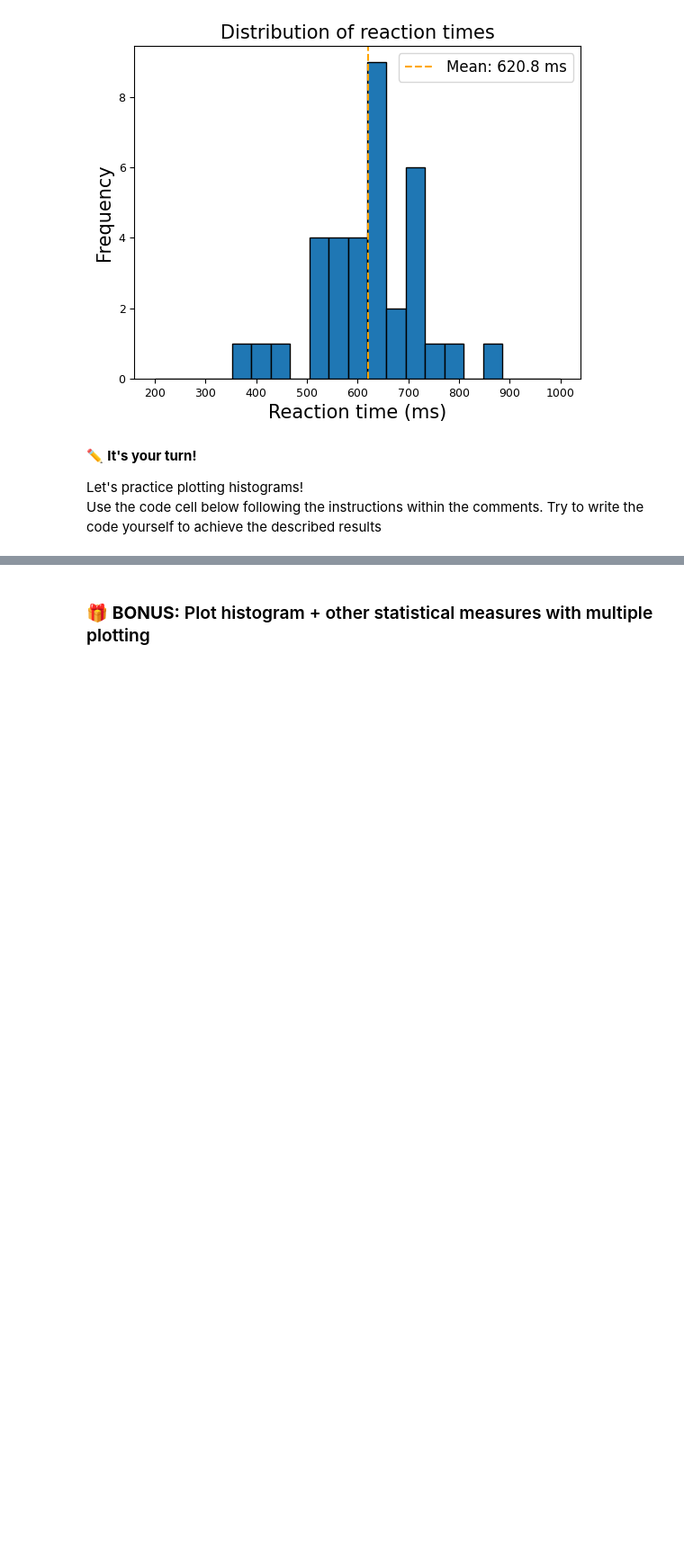
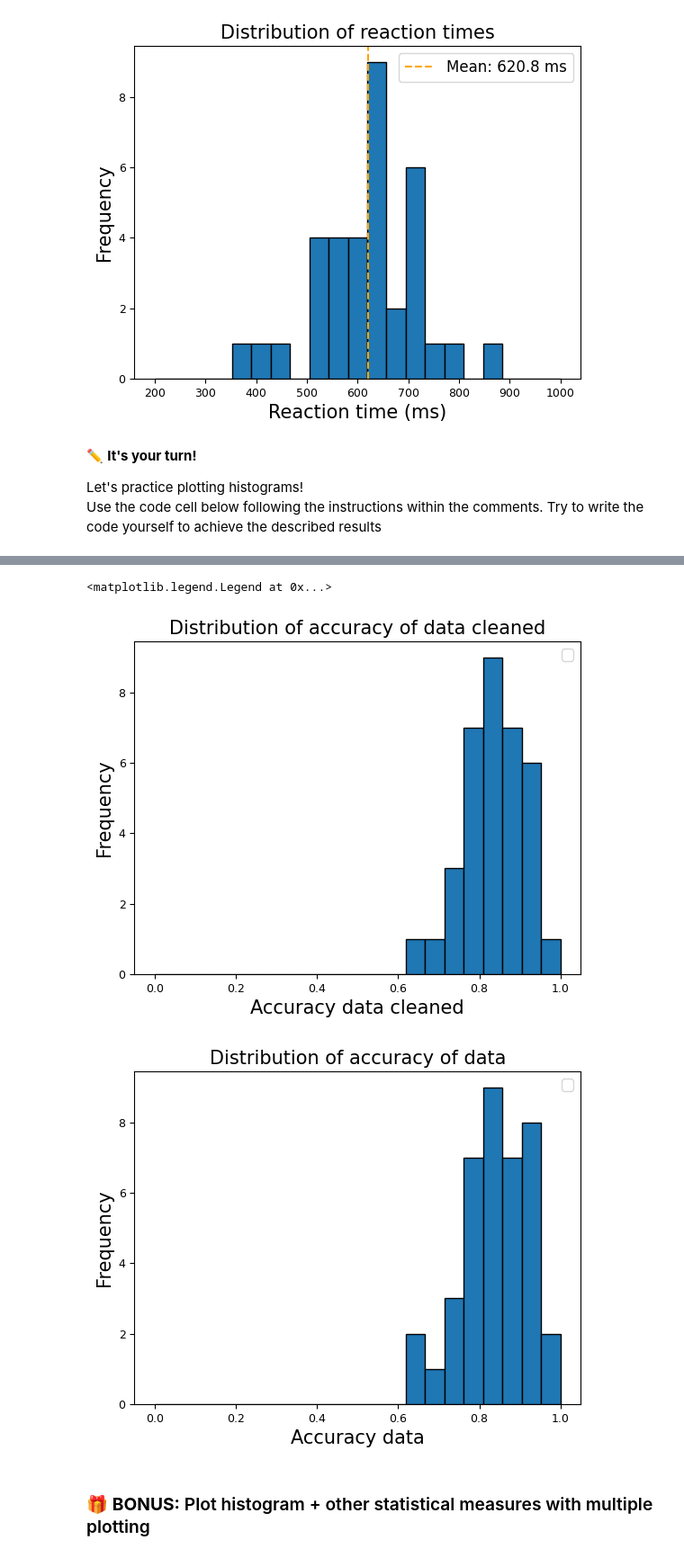
Before and after one commit to flaviomanno-crypto/Course1, a Jupyter notebook: S3-data-analysis/Analyzing_data.ipynb, the cells around one changed output, grey strips where cells are left out. Shown at 90% size. Cells and saved outputs as stored; diff of their text form; code cells hidden in the pictures; blank space fills up the shorter version.

```diff
--- a/S3-data-analysis/Analyzing_data.ipynb
+++ b/S3-data-analysis/Analyzing_data.ipynb
@@ -1333,11 +1469,31 @@ Use the code cell below following the instructions within the comments. Try to w
 # %%
 # EXERCISE 2:
 # make a unique plot with
 #  - the histogram of the accuracy BEFORE DATA CLEANING
 #  - the histogram of the accuracy AFTER DATA CLEANING
 # with appropriate colours and with leged.
 
+plt.hist(data_clean["accuracy"], bins=21, range=(0,1), color='tab:blue', edgecolor='k')
+
+plt.xlabel("Accuracy data cleaned")
+plt.ylabel("Frequency")
+plt.title("Distribution of accuracy of data cleaned")
+
+plt.legend()
+plt.subplots()
+plt.hist(data["accuracy"], bins=21, range=(0,1), color='tab:blue', edgecolor='k')
+
+plt.xlabel("Accuracy data")
+plt.ylabel("Frequency")
+plt.title("Distribution of accuracy of data")
+
+plt.legend()
+
 # Suggestion! Use the same range and the same number of bins to plot both the 2 histograms
+# %% [output]
+<matplotlib.legend.Legend at 0x...>
+[figure, added]
+[figure, added]
 # %% [markdown]
 ### 🎁 **BONUS:**  Plot histogram + other statistical measures with multiple plotting
 # %%
```
Also changed, not shown: parts of 22 cells of this notebook.
